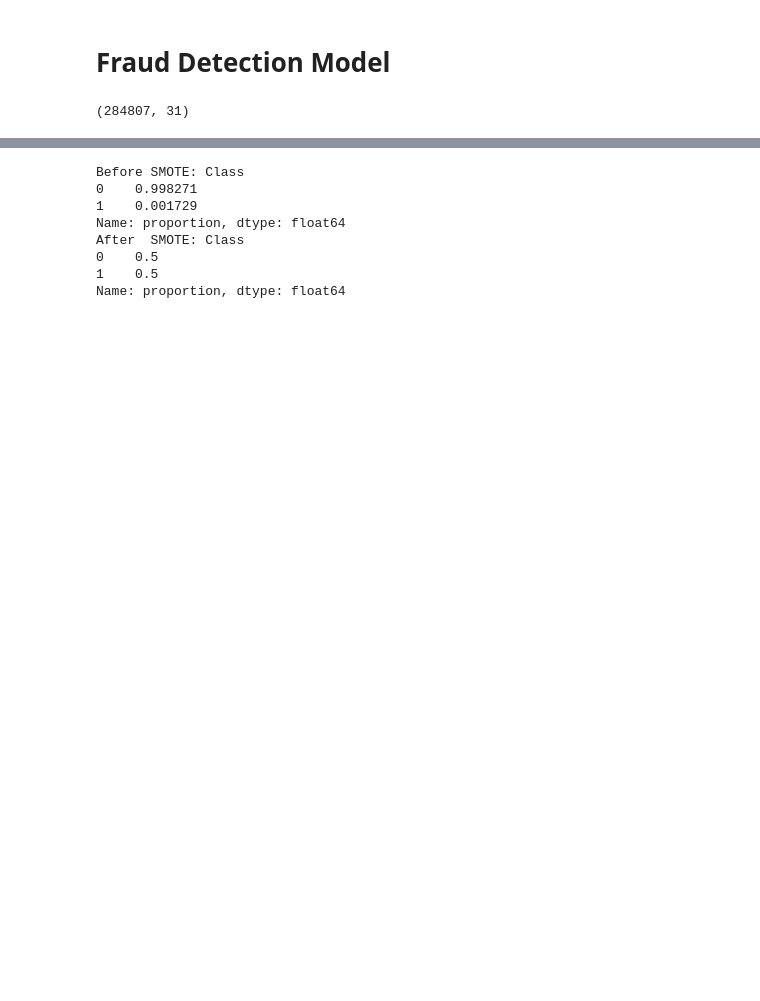
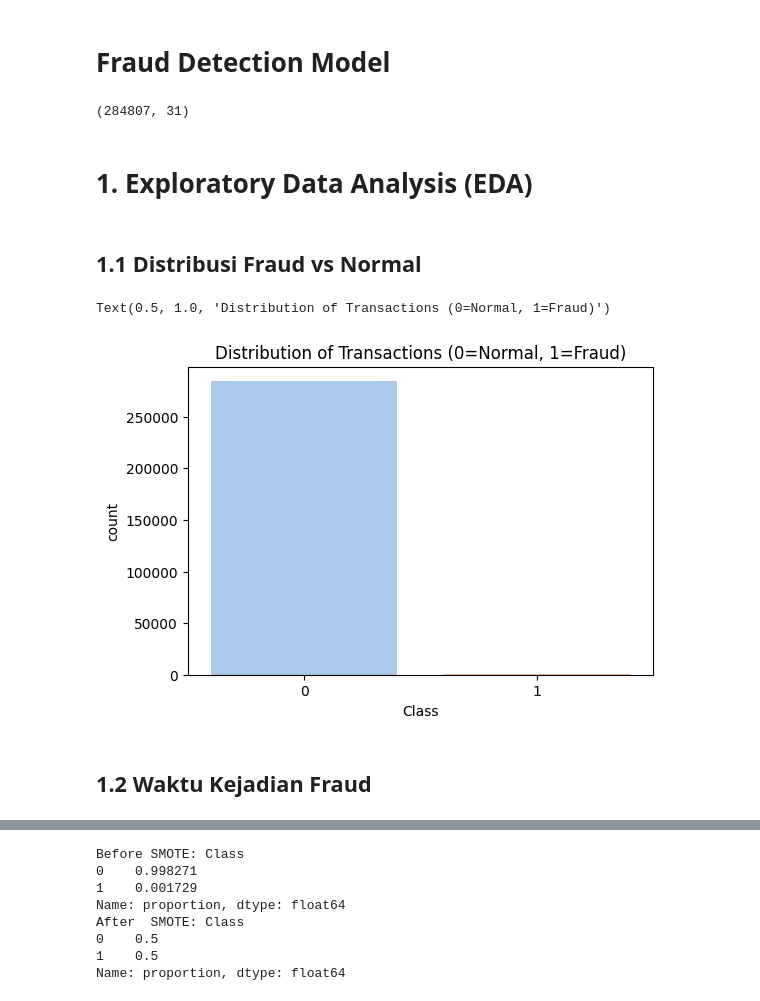
Before and after one commit to naufaldahafizh/fraud-detection, a Jupyter notebook: notebooks/fraud_detection.ipynb, the cells around one changed output, grey strips where cells are left out. Drawn from its saved outputs; the diff is of its cells as text; code cells hidden in the pictures; blank space fills up the shorter version.

Commit message:
Add end-to-end fraud detection pipeline & deployment

```diff
--- a/notebooks/fraud_detection.ipynb
+++ b/notebooks/fraud_detection.ipynb
@@ -24,7 +23,20 @@ from sklearn.metrics import (
     average_precision_score
 )
 # %%
-df = pd.read_csv('/content/drive/MyDrive/Project/creditcard.csv')
+df = pd.read_csv('C:/Users/ACER/fraud-detection/data/creditcard.csv')
 df.shape
 # %% [output]
 (284807, 31)
+# %% [markdown]
+# 1. Exploratory Data Analysis (EDA)
+# %% [markdown]
+## 1.1 Distribusi Fraud vs Normal
+# %%
+plt.figure(figsize=(6,4))
+sns.countplot(x=df['Class'], hue=df['Class'], palette='pastel', legend=False)
+plt.title('Distribution of Transactions (0=Normal, 1=Fraud)')
+# %% [output]
+Text(0.5, 1.0, 'Distribution of Transactions (0=Normal, 1=Fraud)')
+[figure, added]
+# %% [markdown]
+## 1.2 Waktu Kejadian Fraud
```
Also changed, not shown: parts of 29 cells of this notebook, 11 other files.
